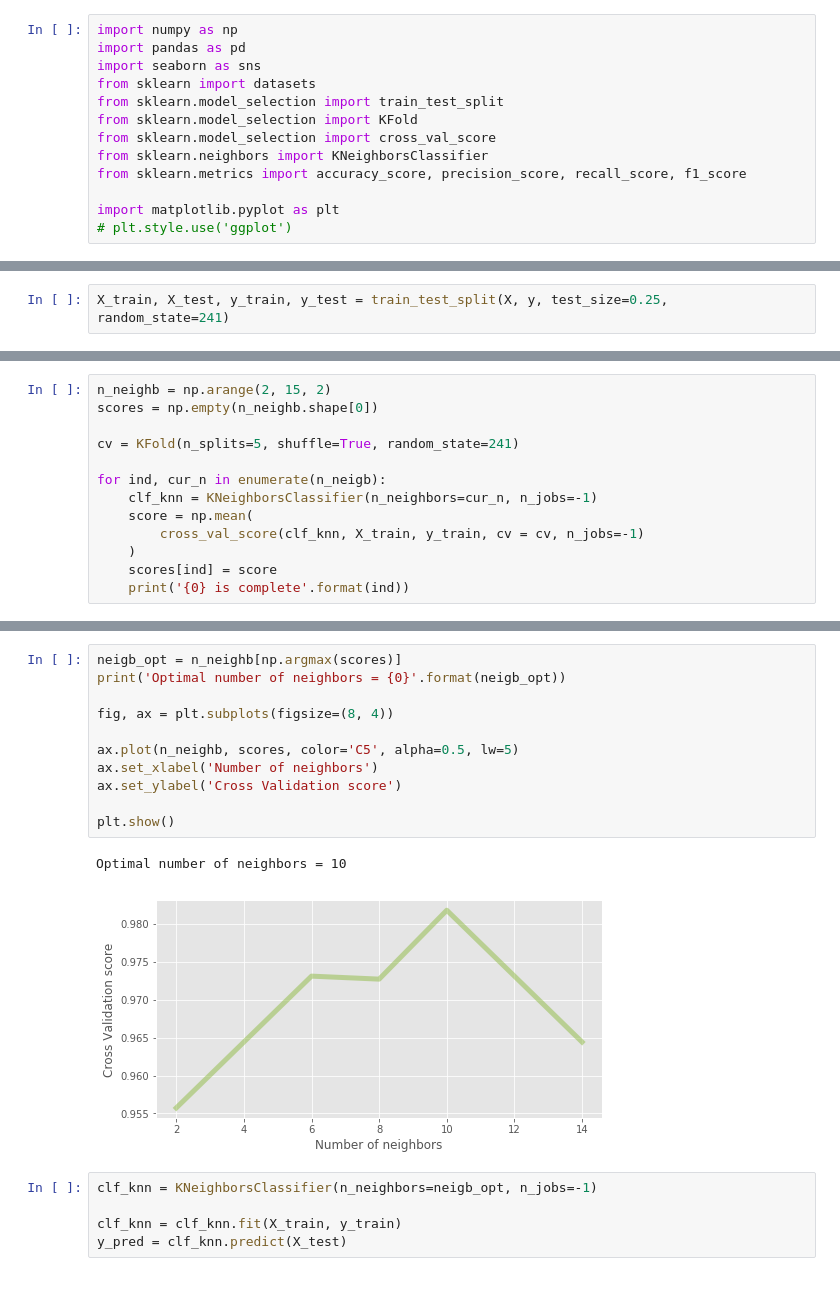
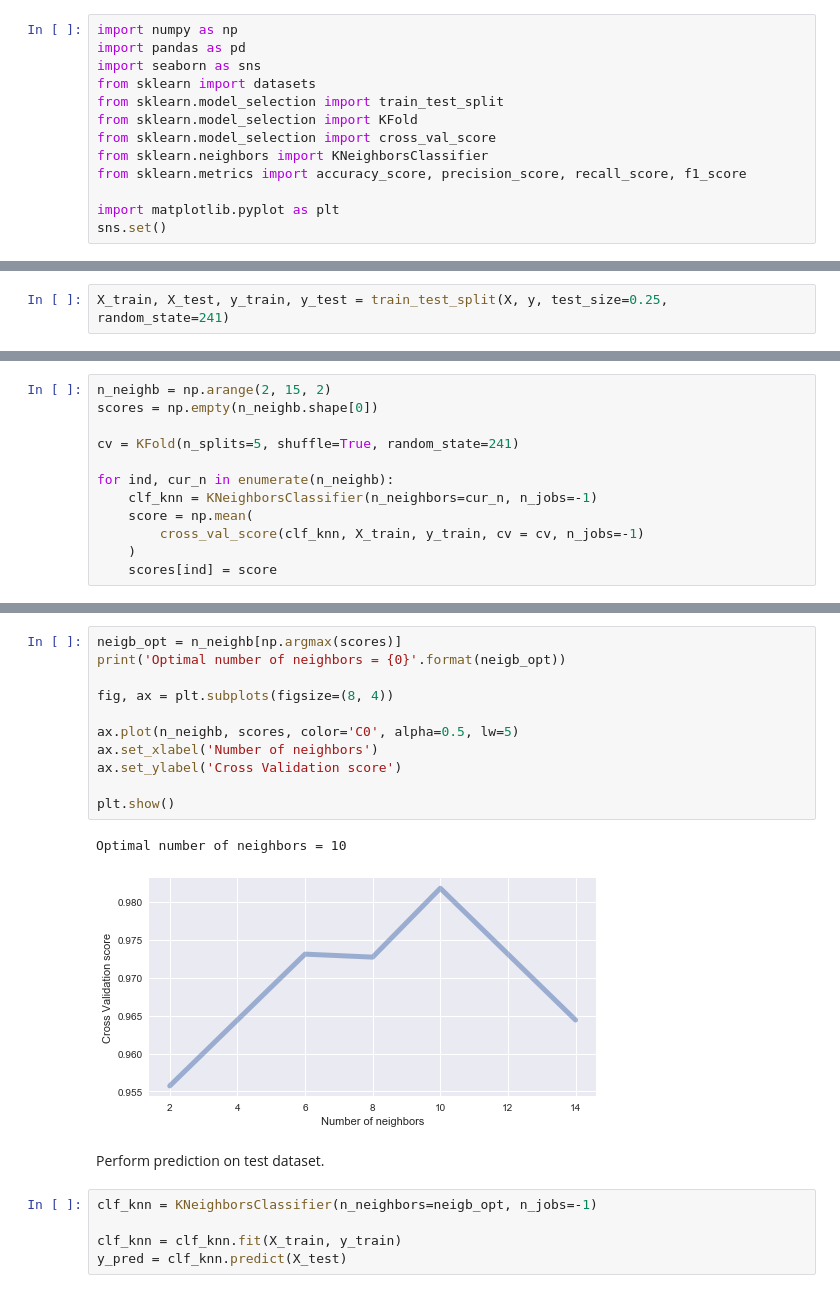
Before and after one commit to ZakharovAleksey/Study, a Jupyter notebook: Machine Learning/Data Camp ML/supervised_learning.ipynb, the cells around one changed output, grey strips where cells are left out. Drawn from its saved outputs; the diff is of its cells as text.

```diff
--- a/Machine Learning/Data Camp ML/supervised_learning.ipynb
+++ b/Machine Learning/Data Camp ML/supervised_learning.ipynb
@@ -10,4 +10,4 @@ from sklearn.neighbors import KNeighborsClassifier
 from sklearn.metrics import accuracy_score, precision_score, recall_score, f1_score
 
 import matplotlib.pyplot as plt
-# plt.style.use('ggplot')
+sns.set()
@@ -46,10 +55,9 @@ scores = np.empty(n_neighb.shape[0])
 
 cv = KFold(n_splits=5, shuffle=True, random_state=241)
 
-for ind, cur_n in enumerate(n_neigb):
+for ind, cur_n in enumerate(n_neighb):
     clf_knn = KNeighborsClassifier(n_neighbors=cur_n, n_jobs=-1)
     score = np.mean(
         cross_val_score(clf_knn, X_train, y_train, cv = cv, n_jobs=-1)
     )
     scores[ind] = score
-    print('{0} is complete'.format(ind))
@@ -64,17 +64,19 @@ for ind, cur_n in enumerate(n_neigb):
 # %%
 neigb_opt = n_neighb[np.argmax(scores)]
 print('Optimal number of neighbors = {0}'.format(neigb_opt))
 
 fig, ax = plt.subplots(figsize=(8, 4))
 
-ax.plot(n_neighb, scores, color='C5', alpha=0.5, lw=5)
+ax.plot(n_neighb, scores, color='C0', alpha=0.5, lw=5)
 ax.set_xlabel('Number of neighbors')
 ax.set_ylabel('Cross Validation score')
 
 plt.show()
 # %% [output]
 Optimal number of neighbors = 10
-[figure, old version]
+[figure, new version]
+# %% [markdown]
+Perform prediction on test dataset.
 # %%
 clf_knn = KNeighborsClassifier(n_neighbors=neigb_opt, n_jobs=-1)
 
```
Also changed, not shown: parts of 14 cells of this notebook.
